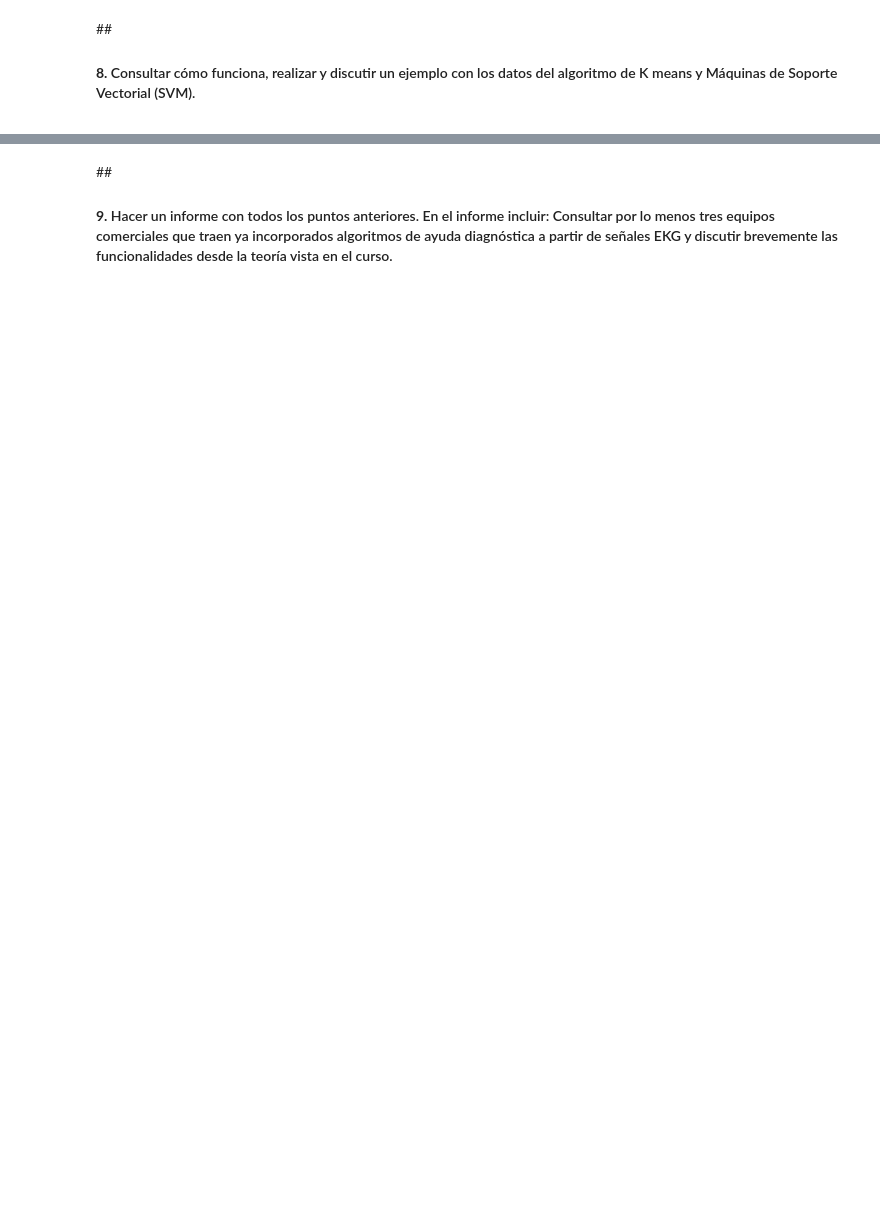
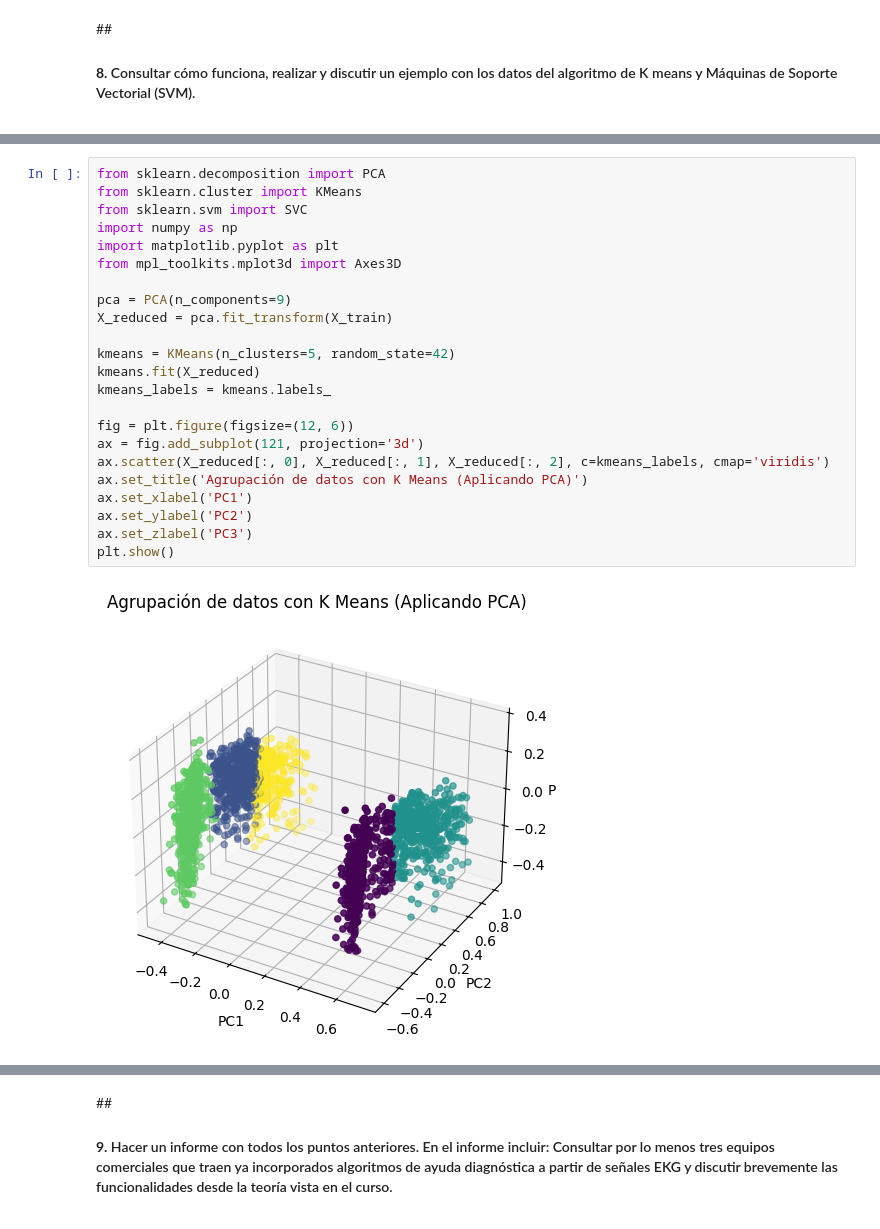
Before and after one commit to marianayarce1224/lab_biosenales, a Jupyter notebook: PROYECTO4/Proyecto4_G3.ipynb, the cells around one changed output, grey strips where cells are left out. Drawn from its saved outputs; the diff is of its cells as text; blank space fills up the shorter version.

```diff
--- a/PROYECTO4/Proyecto4_G3.ipynb
+++ b/PROYECTO4/Proyecto4_G3.ipynb
@@ -540,0 +566,25 @@ Los resultados de accuracy para el modelo con los hiperparámetros determinados
+# %%
+from sklearn.decomposition import PCA
+from sklearn.cluster import KMeans
+from sklearn.svm import SVC
+import numpy as np
+import matplotlib.pyplot as plt
+from mpl_toolkits.mplot3d import Axes3D
+
+pca = PCA(n_components=9)
+X_reduced = pca.fit_transform(X_train)
+
+kmeans = KMeans(n_clusters=5, random_state=42)
+kmeans.fit(X_reduced)
+kmeans_labels = kmeans.labels_
+
+fig = plt.figure(figsize=(12, 6))
+ax = fig.add_subplot(121, projection='3d')
+ax.scatter(X_reduced[:, 0], X_reduced[:, 1], X_reduced[:, 2], c=kmeans_labels, cmap='viridis')
+ax.set_title('Agrupación de datos con K Means (Aplicando PCA)')
+ax.set_xlabel('PC1')
+ax.set_ylabel('PC2')
+ax.set_zlabel('PC3')
+plt.show()
+# %% [output]
+[figure, added]
```
Also changed, not shown: parts of 9 cells of this notebook.
